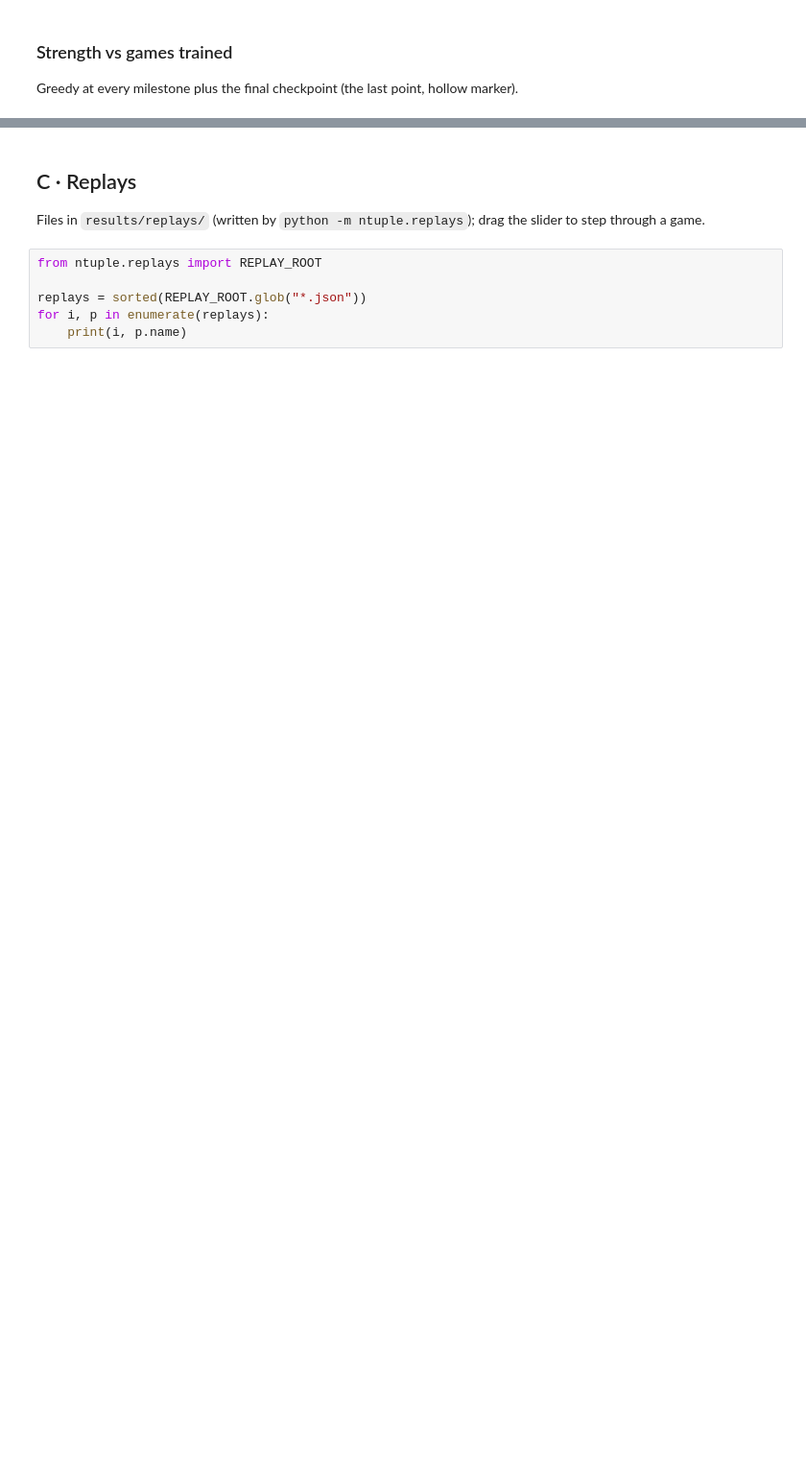
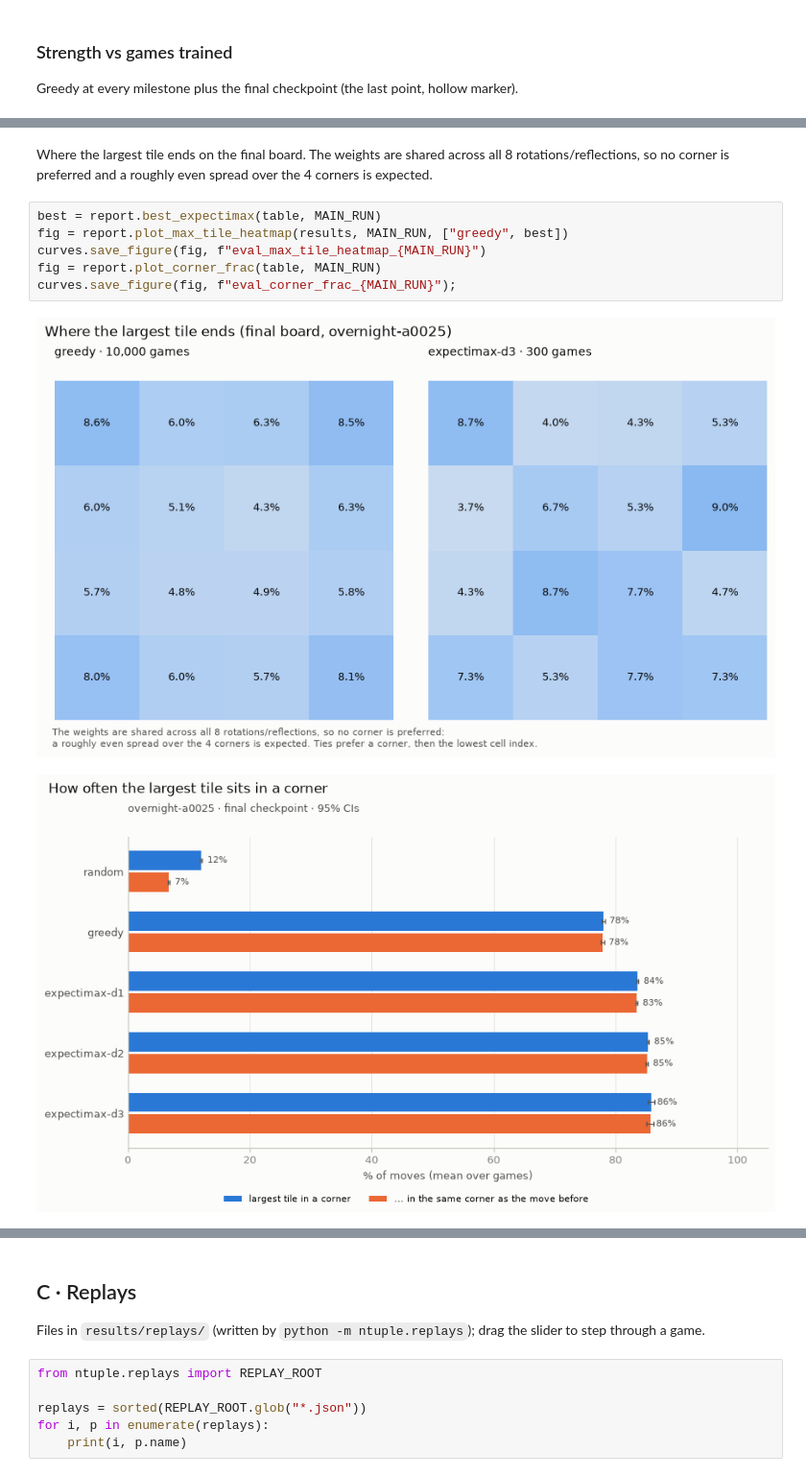
Before and after one commit to ardacakil/2048-bot, a Jupyter notebook: notebooks/05_showcase.ipynb, the cells around one changed output, grey strips where cells are left out. Shown at 96% size. Saved outputs shown, nothing was run; the diff lists cells and outputs as text; blank space fills up the shorter version.

```diff
--- a/notebooks/05_showcase.ipynb
+++ b/notebooks/05_showcase.ipynb
@@ -93,0 +128,13 @@ curves.save_figure(fig, f"eval_strength_vs_cost_{MAIN_RUN}");
+# %% [markdown]
+Where the largest tile ends on the final board. The weights are shared across all 8
+rotations/reflections, so no corner is preferred and a roughly even spread over the 4 corners
+is expected.
+# %%
+best = report.best_expectimax(table, MAIN_RUN)
+fig = report.plot_max_tile_heatmap(results, MAIN_RUN, ["greedy", best])
+curves.save_figure(fig, f"eval_max_tile_heatmap_{MAIN_RUN}")
+fig = report.plot_corner_frac(table, MAIN_RUN)
+curves.save_figure(fig, f"eval_corner_frac_{MAIN_RUN}");
+# %% [output]
+[figure, added]
+[figure, added]
```
Also changed, not shown: parts of 12 cells of this notebook, 47 other files.
